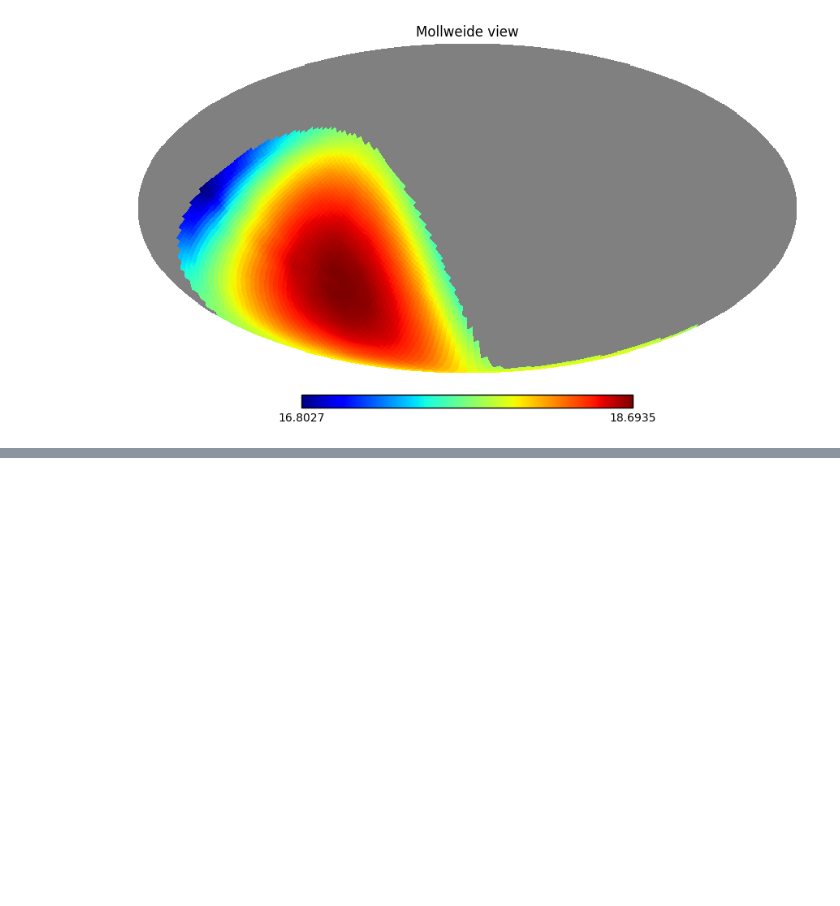
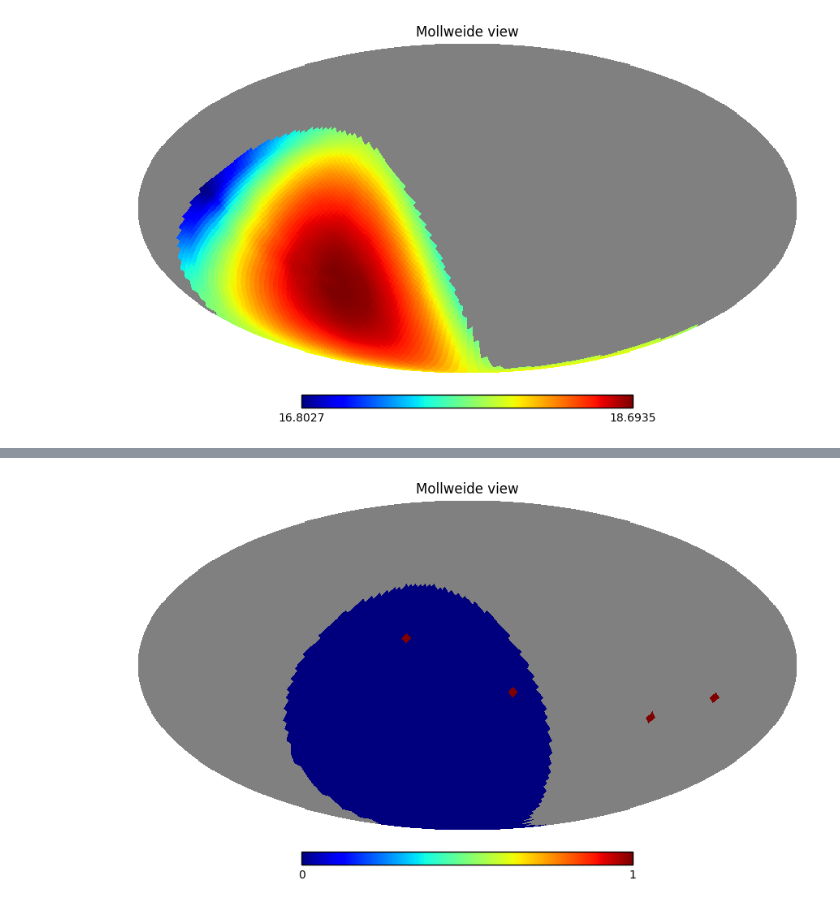
Before and after one commit to lsst-sims/legacy_sims_skybrightness_pre, a Jupyter notebook: examples/debug.ipynb, the cells around one changed output, grey strips where cells are left out. Saved outputs shown, nothing was run; the diff lists cells and outputs as text; code cells hidden in the pictures; blank space fills up the shorter version.

Commit message:
add planet mast

```diff
--- a/examples/debug.ipynb
+++ b/examples/debug.ipynb
@@ -76,0 +130,7 @@ hp.mollview(mags['z'])
+# %%
+sm.info['planet_masks'][100,:]
+ack = sm.sb['r'][100,:]*0
+ack[np.where(sm.info['planet_masks'][100,:])] = 1
+hp.mollview(ack)
+# %% [output]
+[figure, added]
```
Also changed, not shown: parts of 9 cells of this notebook, 3 other files.
